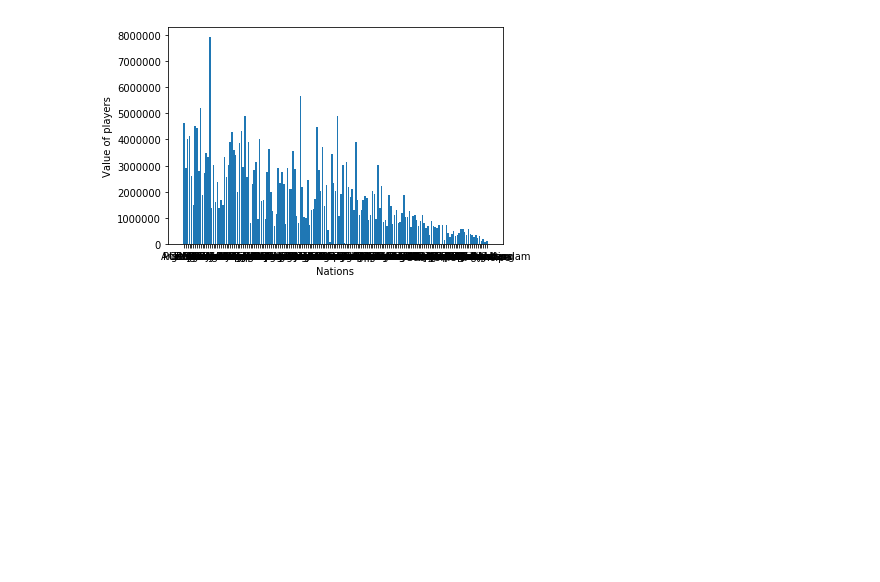
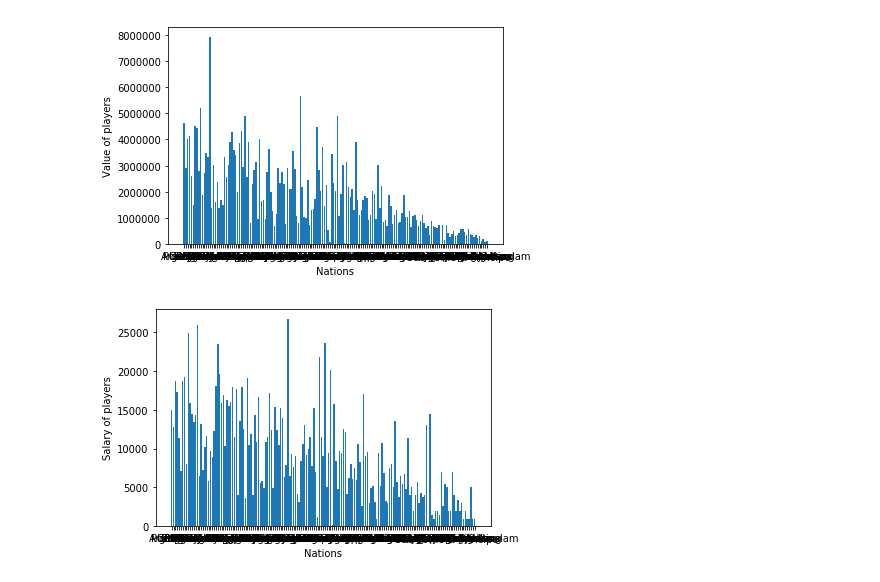
Before and after one commit to Fournierp/Fifa18, a Jupyter notebook: Fifa 18 Model.ipynb, the cells around one changed output. Cells and saved outputs as stored; diff of their text form; code cells hidden in the pictures; blank space fills up the shorter version.

```diff
--- a/Fifa 18 Model.ipynb
+++ b/Fifa 18 Model.ipynb
@@ -252,3 +209,30 @@ plt.ylabel('Value of players')
 plt.show()
 # %% [output]
 [figure]
+# %%
+#Player salary per nation
+salary_per_nation = {'Nation': 0}
+def sum_salaries(series):
+    if series[1][-1] == 'K':
+        salary = float(series[1][1:-1])*1000
+    else:
+        salary = float(series[1][1:])
+    if (series[0] in salary_per_nation):
+        salary_per_nation[series[0]] += salary
+    else:
+        salary_per_nation[series[0]] = salary
+
+nationality_salary = processed_df[['Nationality', 'Wage']]
+nationality_salary.apply(sum_salaries, 1)
+salary_per_nation.pop('Nation', None)
+
+for nation in value_per_nation:
+    salary_per_nation[nation] = salary_per_nation[nation] / float(nations[nation])
+
+plt.bar(range(len(salary_per_nation)), list(salary_per_nation.values()), align='center',)
+plt.xticks(range(len(salary_per_nation)), list(salary_per_nation.keys()))
+plt.xlabel('Nations')
+plt.ylabel('Salary of players')
+plt.show()
+# %% [output]
+[figure, added]
```
Also changed, not shown: parts of 6 cells of this notebook.
